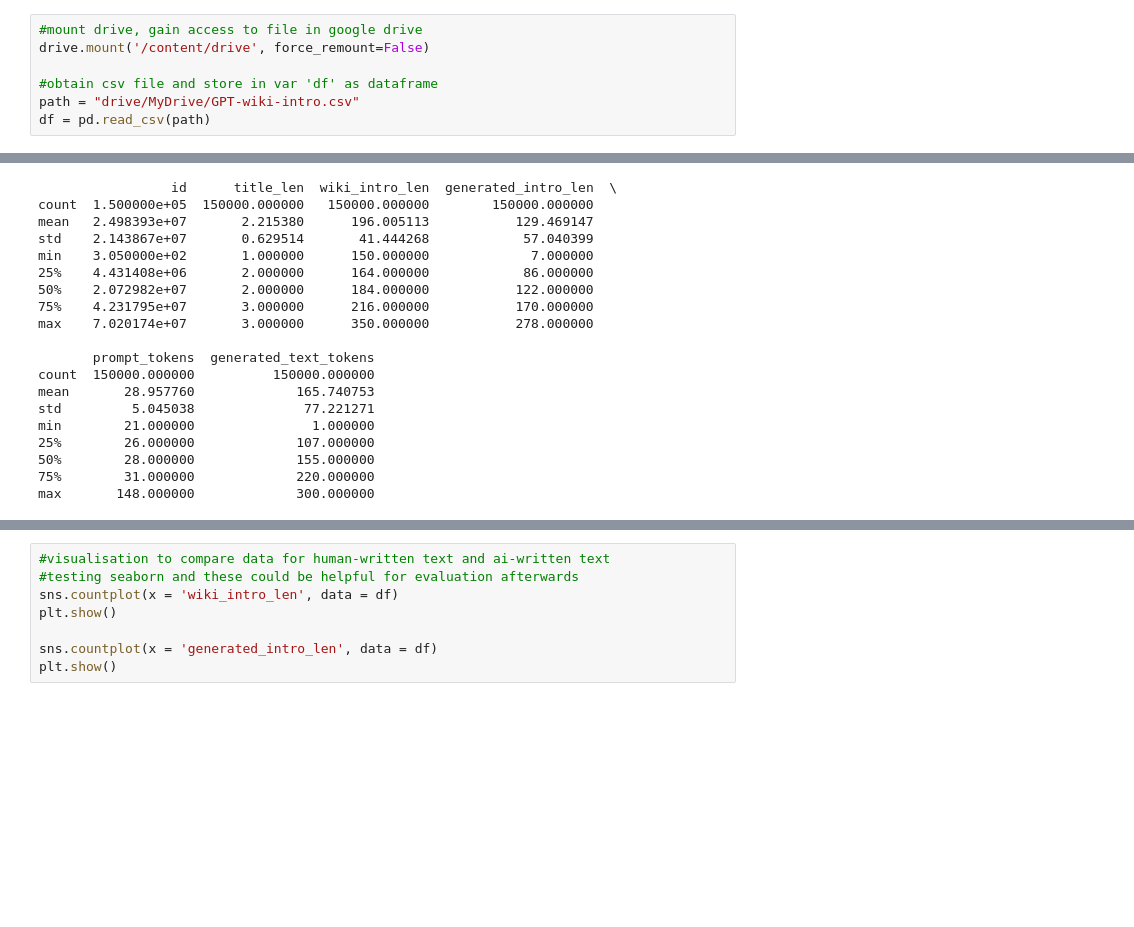
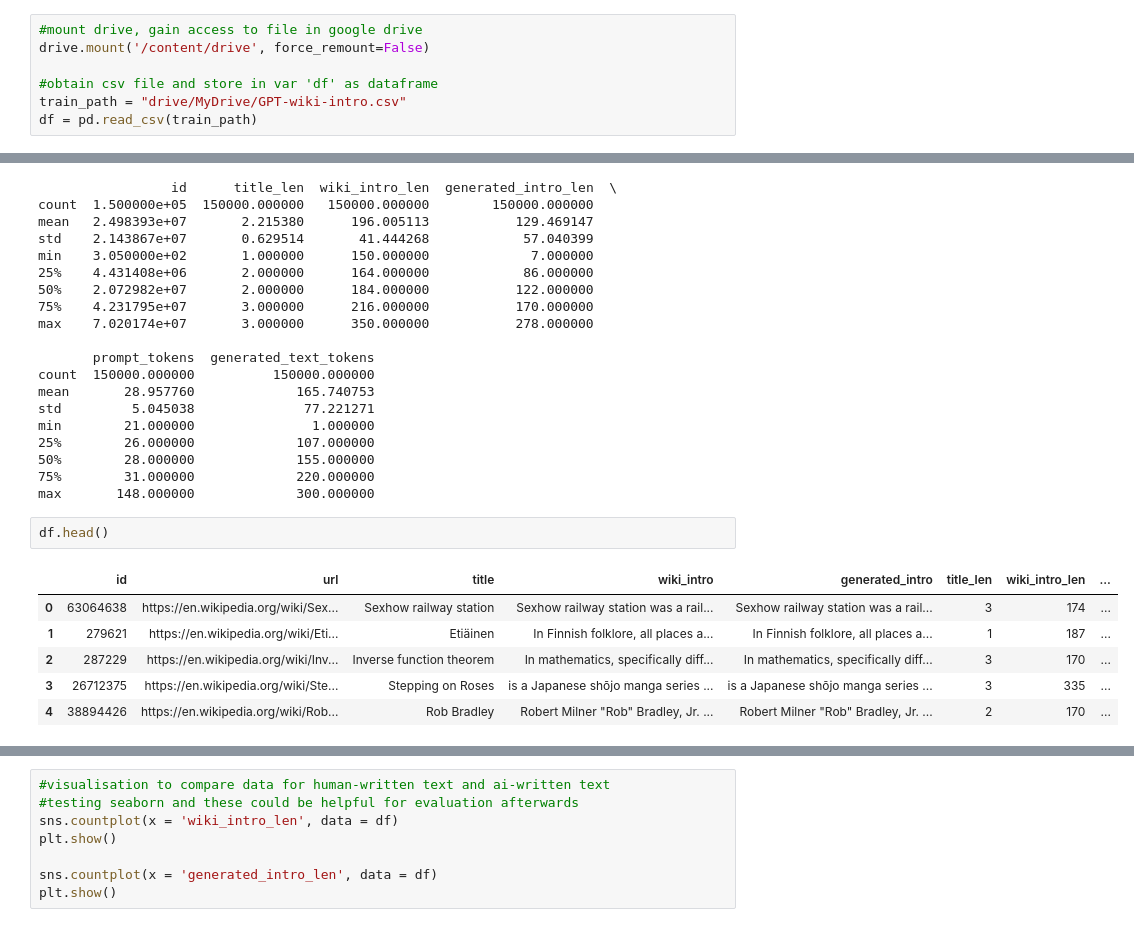
Before and after one commit to moosemorse/AI_Text_Detector, a Jupyter notebook: TATG_Model.ipynb, the cells around one changed output, grey strips where cells are left out. Cells and saved outputs as stored; diff of their text form; blank space fills up the shorter version.

```diff
--- a/TATG_Model.ipynb
+++ b/TATG_Model.ipynb
@@ -23,8 +24,8 @@ from transformers import RobertaTokenizer
 drive.mount('/content/drive', force_remount=False)
 
 #obtain csv file and store in var 'df' as dataframe
-path = "drive/MyDrive/GPT-wiki-intro.csv"
-df = pd.read_csv(path)
+train_path = "drive/MyDrive/GPT-wiki-intro.csv"
+df = pd.read_csv(train_path)
 # %% [output]
 Drive already mounted at /content/drive; to attempt to forcibly remount, call drive.mount("/content/drive", force_remount=True).
 # %% [markdown]
@@ -52,3 +53,12 @@ min        21.000000               1.000000
 50%        28.000000             155.000000
 75%        31.000000             220.000000
 max       148.000000             300.000000
+# %%
+df.head()
+# %% [output]
+|  | id | url | title | wiki_intro | generated_intro | title_len | wiki_intro_len | ... |
+| 0 | 63064638 | https://en.wikipedia.org/wiki/Sex... | Sexhow railway station | Sexhow railway station was a rail... | Sexhow railway station was a rail... | 3 | 174 | ... |
+| 1 | 279621 | https://en.wikipedia.org/wiki/Eti... | Etiäinen | In Finnish folklore, all places a... | In Finnish folklore, all places a... | 1 | 187 | ... |
+| 2 | 287229 | https://en.wikipedia.org/wiki/Inv... | Inverse function theorem | In mathematics, specifically diff... | In mathematics, specifically diff... | 3 | 170 | ... |
+| 3 | 26712375 | https://en.wikipedia.org/wiki/Ste... | Stepping on Roses | is a Japanese shōjo manga series ... | is a Japanese shōjo manga series ... | 3 | 335 | ... |
+| 4 | 38894426 | https://en.wikipedia.org/wiki/Rob... | Rob Bradley | Robert Milner "Rob" Bradley, Jr. ... | Robert Milner "Rob" Bradley, Jr. ... | 2 | 170 | ... |
```
Also changed, not shown: parts of 4 cells of this notebook.
